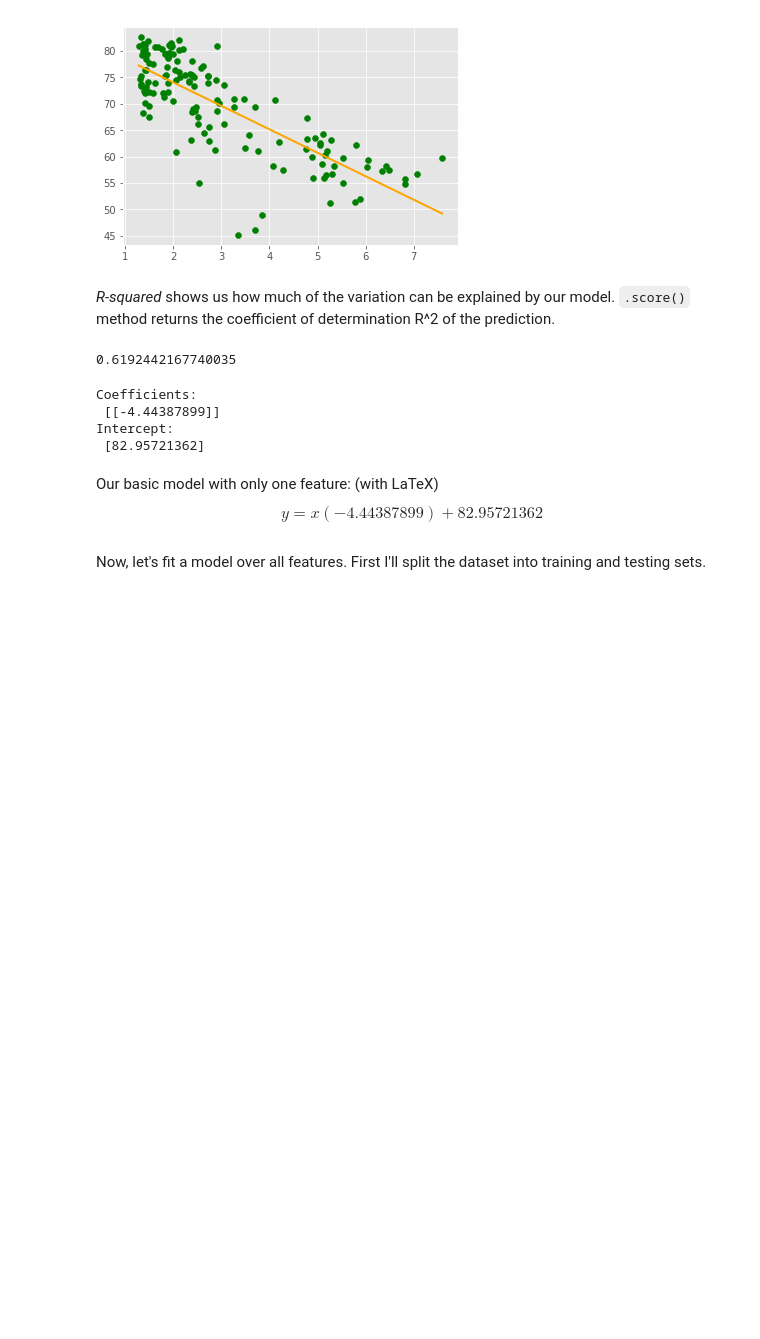
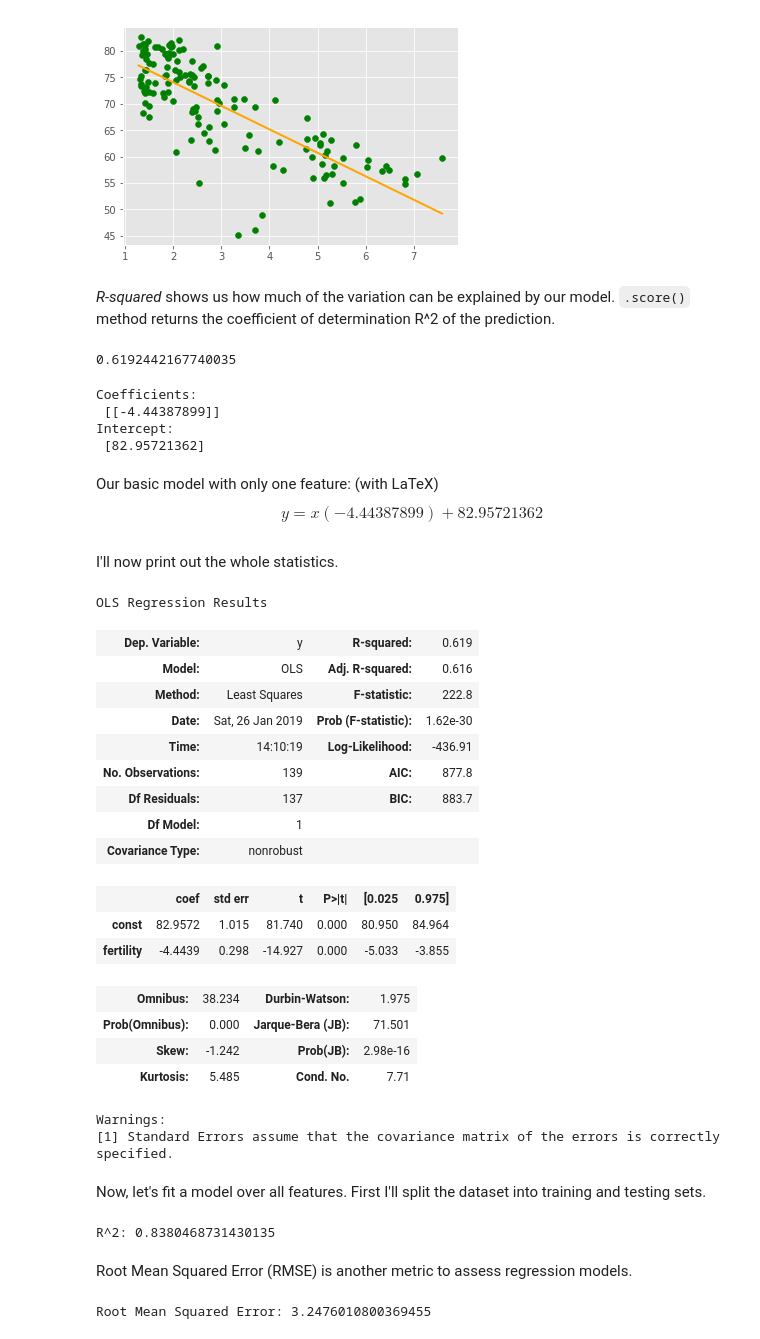
Before and after one commit to kaymal/Machine-Learning-with-Python, a Jupyter notebook: Supervised Learning-Regression.ipynb, the cells around one changed output. Saved outputs shown, nothing was run; the diff lists cells and outputs as text; code cells hidden in the pictures; blank space fills up the shorter version.

```diff
--- a/Supervised Learning-Regression.ipynb
+++ b/Supervised Learning-Regression.ipynb
@@ -87,7 +87,7 @@ Text(0.5,1,'Pairwise Correlation Between Variables')
 # %%
 from sklearn.linear_model import LinearRegression
 # %%
-X = df.drop('life', axis = 1).values # features (columns other than 'life')
+X = df.drop(['life', 'Region'], axis = 1).values # features (columns other than 'life')
 y = df['life'].values # target
 # %%
 type(X), type(y)
@@ -156,9 +156,63 @@ Intercept:
 # %% [markdown]
 Our basic model with only one feature: (with LaTeX)
 $$y = x(-4.44387899) + 82.95721362$$
+# %% [markdown]
+I'll now print out the whole statistics.
+# %%
+import statsmodels.api as sm # import statsmodels
+
+X_fertility_sm = df['fertility']
+y_sm = df['life']
+
+X_fertility_sm = sm.add_constant(X_fertility_sm) ## Add an intercept (beta_0) to the model
+
+model = sm.OLS(y, X_fertility_sm).fit() # sm.OLS(target, feature)
+predictions = model.predict(X_fertility_sm)
+
+# Print out the statistics
+model.summary()
+# %% [output]
+OLS Regression Results
+| Dep. Variable: | y | R-squared: | 0.619 |
+| Model: | OLS | Adj. R-squared: | 0.616 |
+| Method: | Least Squares | F-statistic: | 222.8 |
+| Date: | Sat, 26 Jan 2019 | Prob (F-statistic): | 1.62e-30 |
+| Time: | 14:10:19 | Log-Likelihood: | -436.91 |
+| No. Observations: | 139 | AIC: | 877.8 |
+| Df Residuals: | 137 | BIC: | 883.7 |
+| Df Model: | 1 |  |  |
+| Covariance Type: | nonrobust |  |  |
+|  | coef | std err | t | P>|t| | [0.025 | 0.975] |
+| const | 82.9572 | 1.015 | 81.740 | 0.000 | 80.950 | 84.964 |
+| fertility | -4.4439 | 0.298 | -14.927 | 0.000 | -5.033 | -3.855 |
+| Omnibus: | 38.234 | Durbin-Watson: | 1.975 |
+| Prob(Omnibus): | 0.000 | Jarque-Bera (JB): | 71.501 |
+| Skew: | -1.242 | Prob(JB): | 2.98e-16 |
+| Kurtosis: | 5.485 | Cond. No. | 7.71 |
+Warnings:
+[1] Standard Errors assume that the covariance matrix of the errors is correctly specified.
 # %% [markdown]
 Now, let's fit a model over all features. First I'll split the dataset into training and testing sets.
 # %%
 from sklearn.model_selection import train_test_split
 
 X_train, X_test, y_train, y_test = train_test_split(X, y, test_size = 0.3, random_state=42)
+# %%
+reg_all = LinearRegression() # Create the regressor
+reg_all.fit(X_train, y_train) # Fit the regressor to the training data
+
+y_pred = reg_all.predict(X_test) # Predict on the test data
+
+print("R^2: {}".format(reg_all.score(X_test, y_test)))
+# %% [output]
+R^2: 0.8380468731430135
+# %% [markdown]
+Root Mean Squared Error (RMSE) is another metric to assess regression models.
+# %%
+from sklearn.metrics import mean_squared_error
+
+rmse = np.sqrt(mean_squared_error(y_test, y_pred))
+
+print("Root Mean Squared Error: {}".format(rmse))
+# %% [output]
+Root Mean Squared Error: 3.2476010800369455
```
